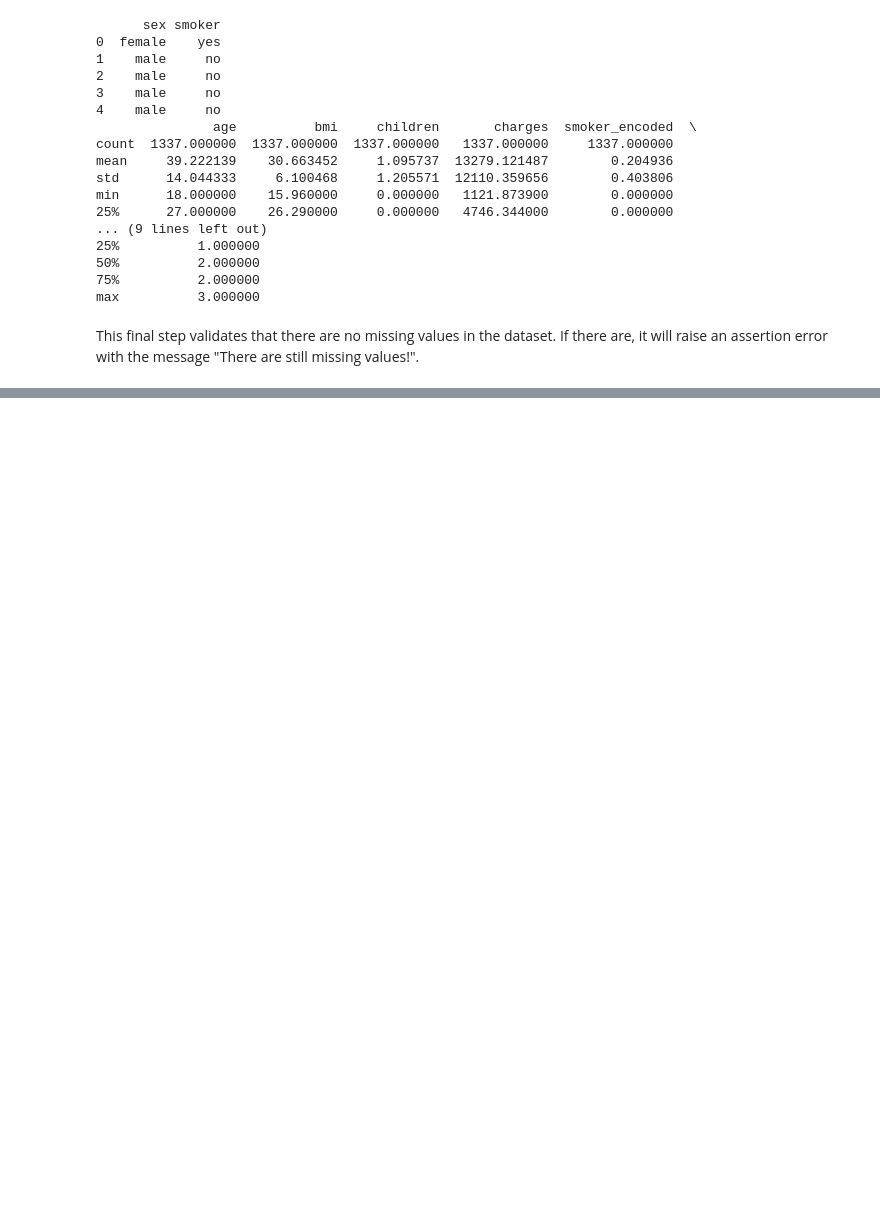
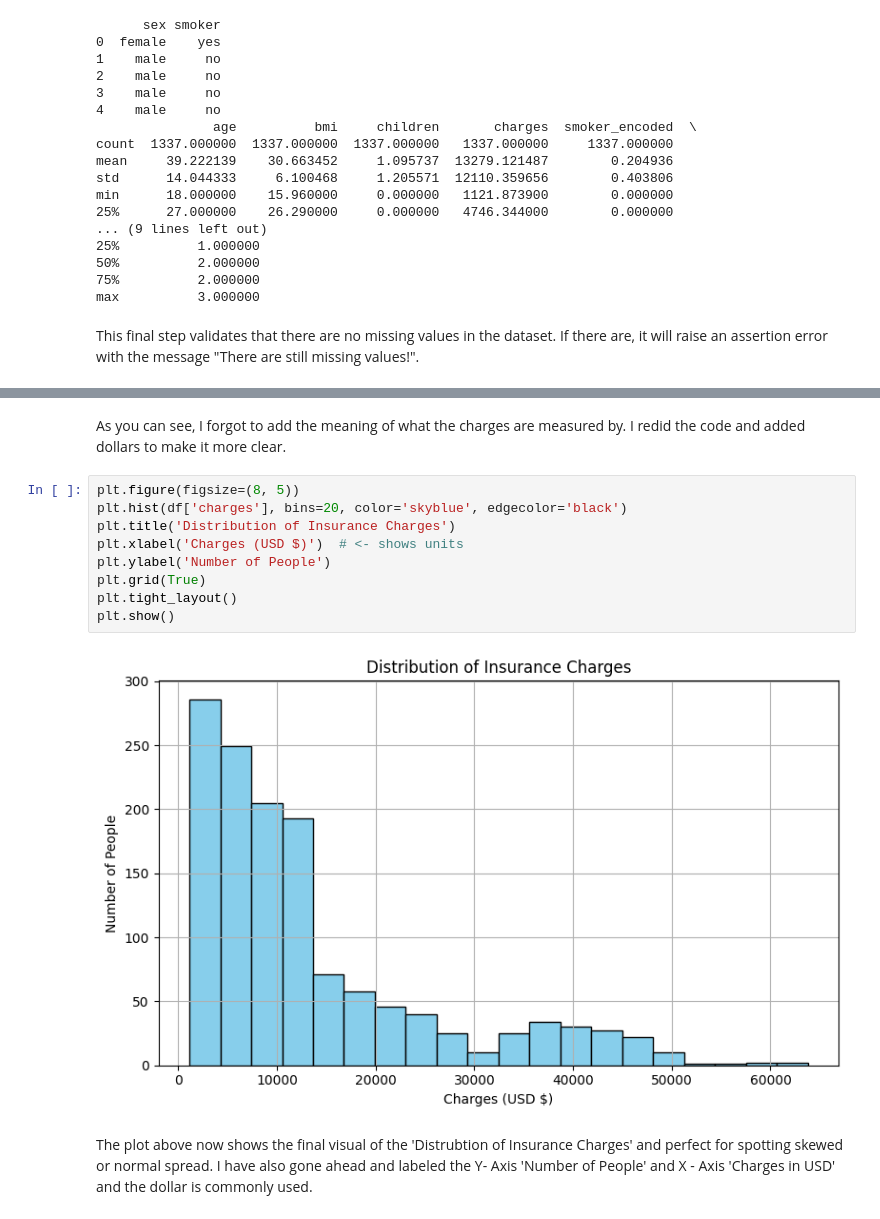
Before and after one commit to Fazestar01/Healthcare-Insurance-Cost-Analysis, a Jupyter notebook: jupyter_notebooks/Data_Investigation.ipynb, the cells around one changed output, grey strips where cells are left out. Drawn from its saved outputs; the diff is of its cells as text; blank space fills up the shorter version.

```diff
--- a/jupyter_notebooks/Data_Investigation.ipynb
+++ b/jupyter_notebooks/Data_Investigation.ipynb
@@ -148,0 +209,15 @@ This final step validates that there are no missing values in the dataset. If th
+# %% [markdown]
+As you can see, I forgot to add the meaning of what the charges are measured by. I redid the code and added dollars to make it more clear.
+# %%
+plt.figure(figsize=(8, 5))
+plt.hist(df['charges'], bins=20, color='skyblue', edgecolor='black')
+plt.title('Distribution of Insurance Charges')
+plt.xlabel('Charges (USD $)')  # <- shows units
+plt.ylabel('Number of People')
+plt.grid(True)
+plt.tight_layout()
+plt.show()
+# %% [output]
+[figure, added]
+# %% [markdown]
+The plot above now shows the final visual of the 'Distrubtion of Insurance Charges' and perfect for spotting skewed or normal spread. I have also gone ahead and labeled the Y- Axis 'Number of People' and X - Axis 'Charges in USD' and the dollar is commonly used.
```
Also changed, not shown: parts of 20 cells of this notebook, 1 other file.
